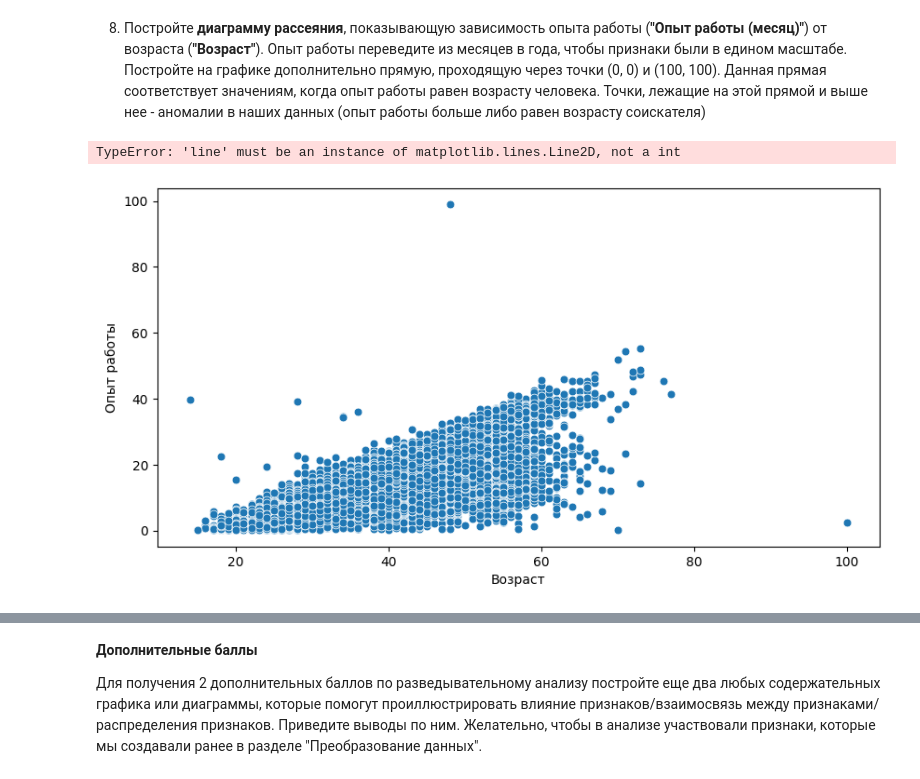
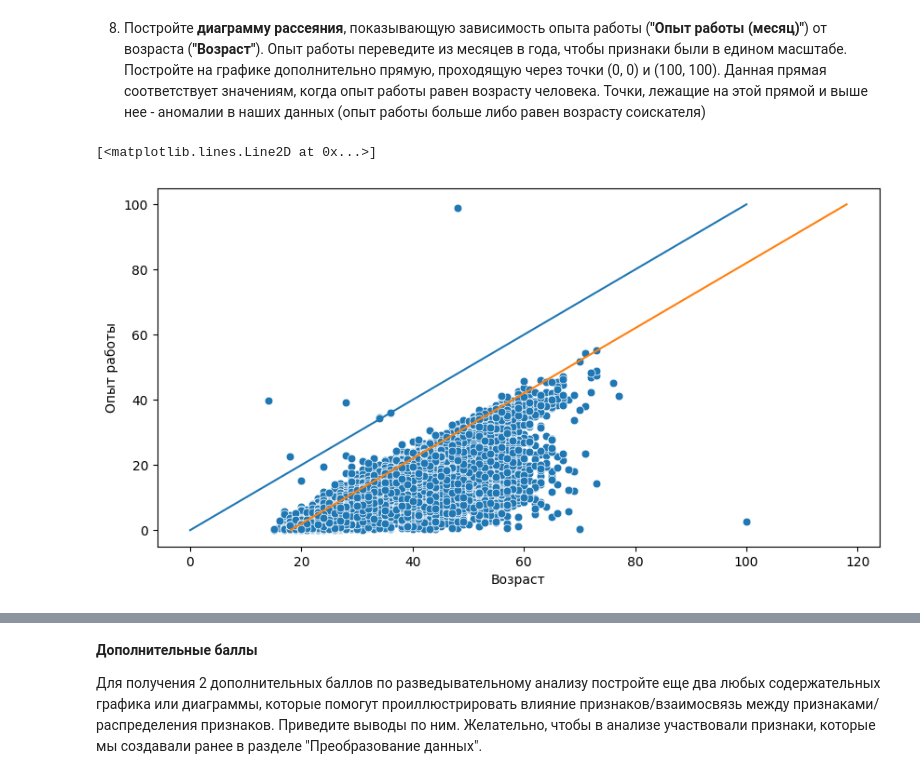
Before and after one commit to Dmitrycmc/hh_data_engineering, a Jupyter notebook: Project-1. Ноутбук-шаблон.ipynb, the cells around one changed output, grey strips where cells are left out. Drawn from its saved outputs; the diff is of its cells as text; code cells hidden in the pictures.

```diff
--- a/Project-1. Ноутбук-шаблон.ipynb
+++ b/Project-1. Ноутбук-шаблон.ipynb
@@ -648,16 +638,19 @@ sns.heatmap(dataTable, annot=True)
 # %%
 fig = plt.figure(figsize=(10, 5))
 
 dataTable = preparedData.copy()
 dataTable['Опыт работы'] = dataTable['Опыт работы (месяц)'].apply(lambda months: months / 12)
 
 scatterplot = sns.scatterplot(
     data=dataTable,
     x='Возраст',
     y='Опыт работы',
     s=40,
 )
+
+plt.plot([0, 100], [0, 100])
+plt.plot([18, 118], [0, 100])
 # %% [output]
-TypeError: 'line' must be an instance of matplotlib.lines.Line2D, not a int
+[<matplotlib.lines.Line2D at 0x...>]
-[figure, old version]
+[figure, new version]
 # %% [markdown]
```
Also changed, not shown: parts of 6 cells of this notebook.
